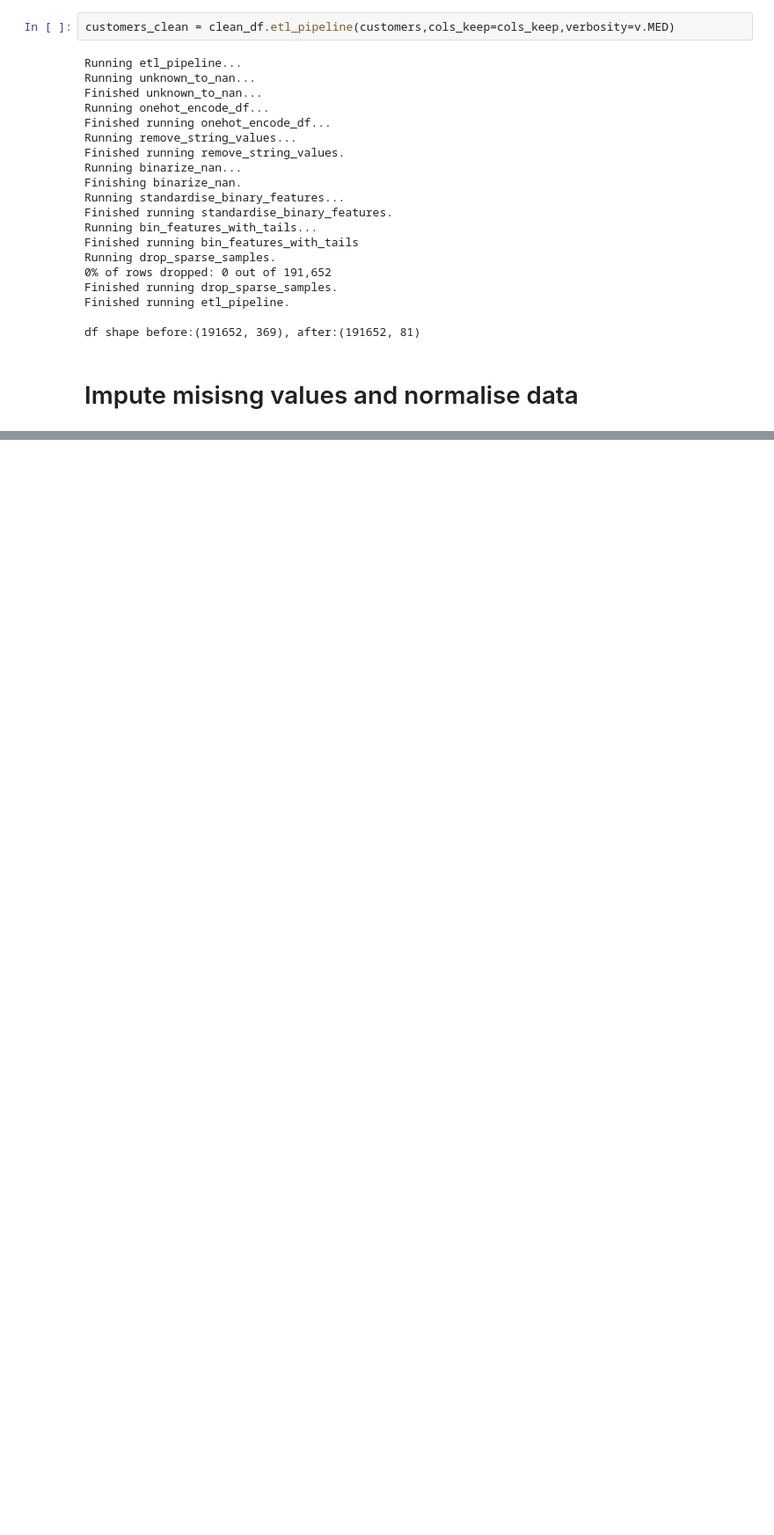
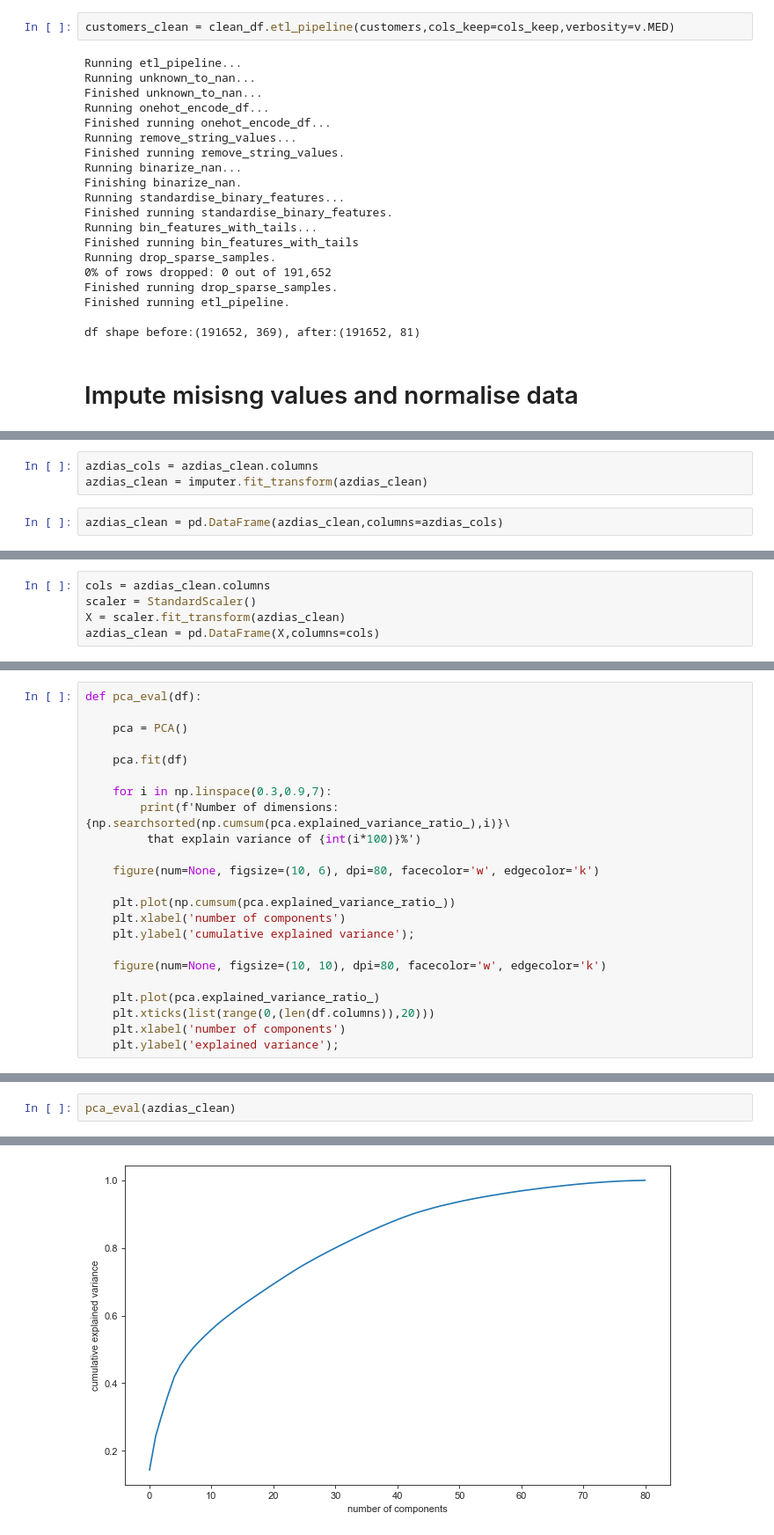
Before and after one commit to OliverFarren/arvato-udacity-customersegmentation, a Jupyter notebook: 1_customer_segmentation_report.ipynb, the cells around one changed output, grey strips where cells are left out. Shown at 88% size. Cells and saved outputs as stored; diff of their text form; blank space fills up the shorter version.

```diff
--- a/1_customer_segmentation_report.ipynb
+++ b/1_customer_segmentation_report.ipynb
@@ -393,0 +421,5 @@ df shape before:(191652, 369), after:(191652, 81)
+# %%
+azdias_cols = azdias_clean.columns
+azdias_clean = imputer.fit_transform(azdias_clean)
+# %%
+azdias_clean = pd.DataFrame(azdias_clean,columns=azdias_cols)
@@ -393,0 +519,5 @@ df shape before:(191652, 369), after:(191652, 81)
+# %%
+cols = azdias_clean.columns
+scaler = StandardScaler()
+X = scaler.fit_transform(azdias_clean)
+azdias_clean = pd.DataFrame(X,columns=cols)
@@ -393,0 +585,23 @@ df shape before:(191652, 369), after:(191652, 81)
+# %%
+def pca_eval(df):
+
+    pca = PCA()
+
+    pca.fit(df)
+
+    for i in np.linspace(0.3,0.9,7):
+        print(f'Number of dimensions:{np.searchsorted(np.cumsum(pca.explained_variance_ratio_),i)}\
+         that explain variance of {int(i*100)}%')
+
+    figure(num=None, figsize=(10, 6), dpi=80, facecolor='w', edgecolor='k')
+
+    plt.plot(np.cumsum(pca.explained_variance_ratio_))
+    plt.xlabel('number of components')
+    plt.ylabel('cumulative explained variance');
+
+    figure(num=None, figsize=(10, 10), dpi=80, facecolor='w', edgecolor='k')
+
+    plt.plot(pca.explained_variance_ratio_)
+    plt.xticks(list(range(0,(len(df.columns)),20)))
+    plt.xlabel('number of components')
+    plt.ylabel('explained variance');
@@ -393,0 +612,3 @@ df shape before:(191652, 369), after:(191652, 81)
+# %%
+pca_eval(azdias_clean)
+# %% [output]
@@ -393,0 +622 @@ df shape before:(191652, 369), after:(191652, 81)
+[figure, added]
```
Also changed, not shown: parts of 55 cells of this notebook, 2 other files.
